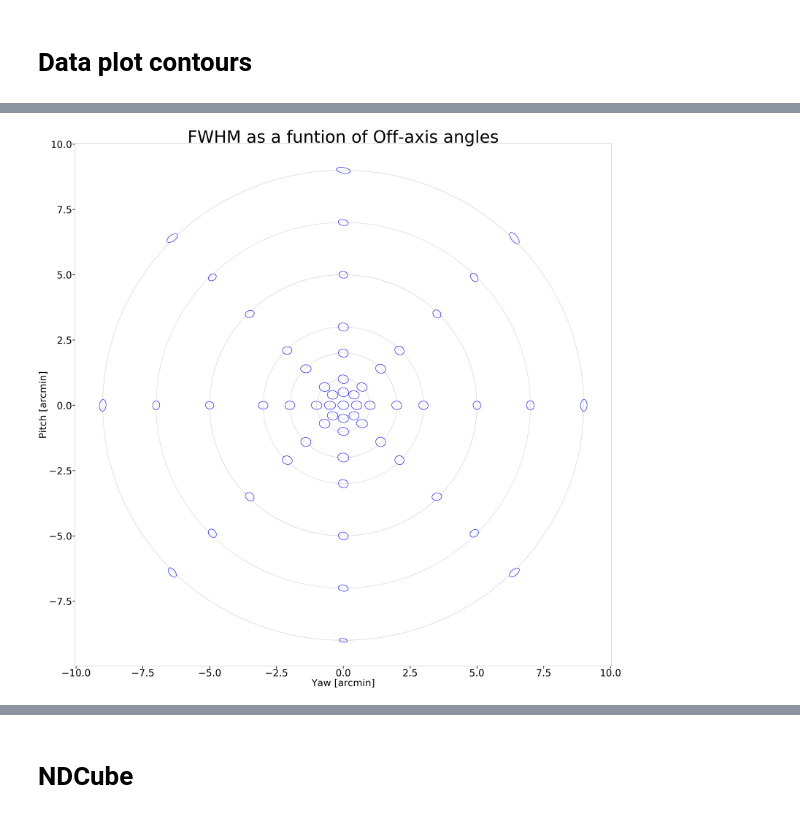
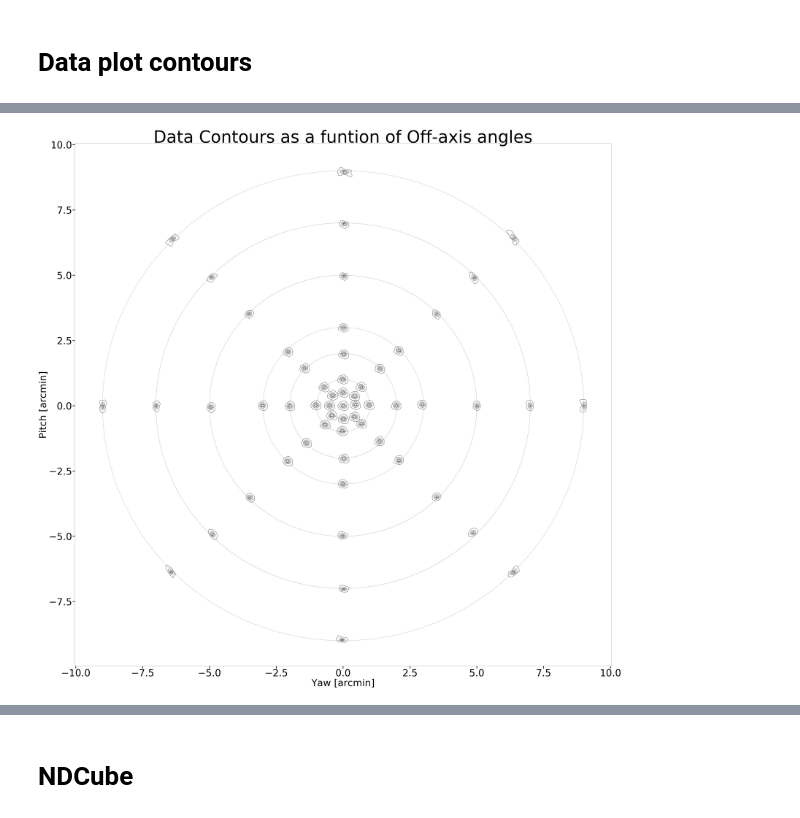
Before and after one commit to pymilo/foxsi3_optics_cal, a Jupyter notebook: Notebooks/Crap.ipynb, the cells around one changed output, grey strips where cells are left out. Drawn from its saved outputs; the diff is of its cells as text; code cells hidden in the pictures.

Commit message:
Pyfile include two new plots
The Pyfile now contains the lines that create two plots of the contours (Data and Fit) as a function of the off-axis angle.

```diff
--- a/Notebooks/Crap.ipynb
+++ b/Notebooks/Crap.ipynb
@@ -373,16 +398,18 @@ Yaw = 6.4 arcmin, Pitch = 6.4
 Final!
 # %%
 ''' Plot of the FWHMs as function of the off-axis angles - with a factor of 6 '''
-scale=.1 ## this is 60*0.1 = 6 times the actual size of the FWHM
+scale=.05 ## this is 60*0.05 = 3 times the actual size of the contours
 fig, ax1 = plt.subplots(figsize=(80,80))
 for c in nlist_000_XX:
     circle = plt.Circle((0, 0), c, color='gray', linestyle='dashed', fill=False)
     ax1.add_artist(circle)
-for i in range(0,len(FWHM_all)):
-    ax1.scatter(scale*FWHM_all[i][0]+XX_all[i],scale*FWHM_all[i][1]+YY_all[i],c='blue',s=6)
+for i in range(0,len(CDat_all)):
+    for j in range (0,len(CDat_all[0][0])):
+        ax1.plot(np.array(scale*CDat_all[i][0][j])+XX_all[i],scale*np.array(CDat_all[i][1][j])+YY_all[i],color='k')
+    #ax1.plot(np.array(CDat_all[i][0])+XX_all[i],np.array(CDat_all[i][1])+YY_all[i],c='blue',s=6)
 ax1.tick_params(labelsize=80,length=20, width=5)
 ax1.set_xlabel('Yaw [arcmin]',fontsize=80);ax1.set_ylabel('Pitch [arcmin]',fontsize=80)
-ax1.set_title('FWHM as a funtion of Off-axis angles',fontsize=140)
-plt.savefig(SaveFolder+'FWHM_vs_OffAxis.png')
+ax1.set_title('Data Contours as a funtion of Off-axis angles',fontsize=140)
+plt.savefig(SaveFolder+'DatCont_vs_OffAxis.png')
 # %% [output]
-[figure, old version]
+[figure, new version]
```
Also changed, not shown: parts of 2 cells of this notebook, 1 other file.
